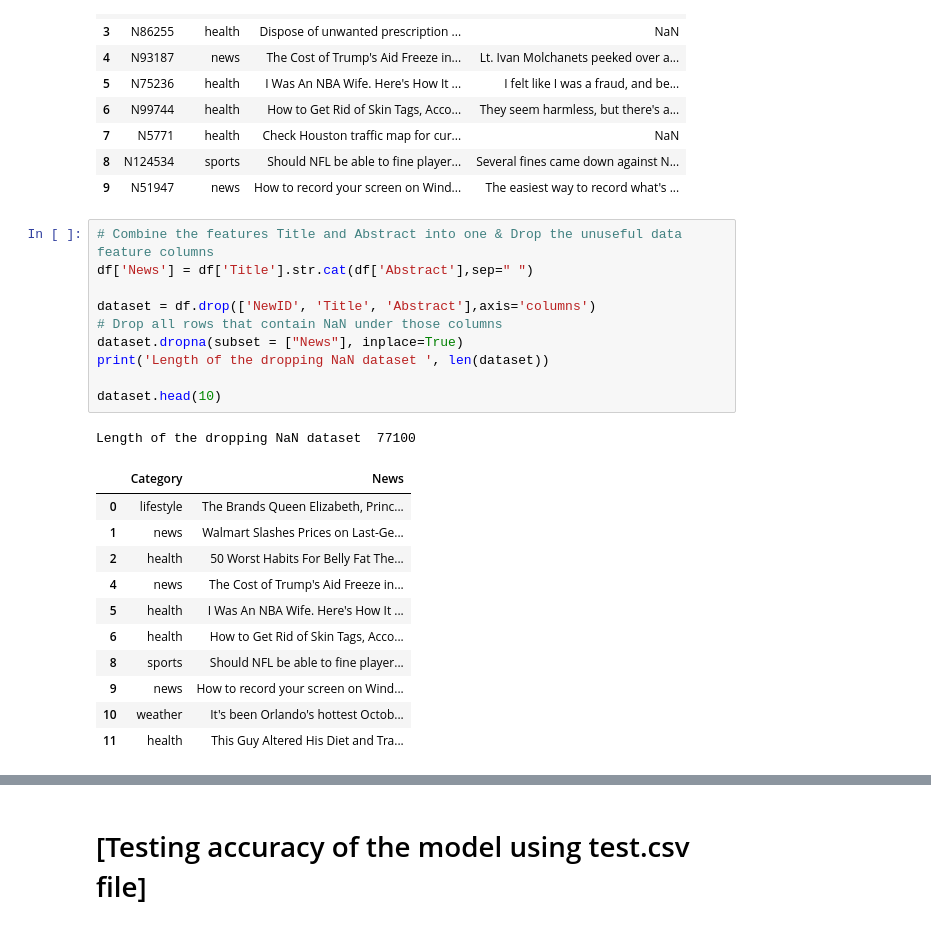
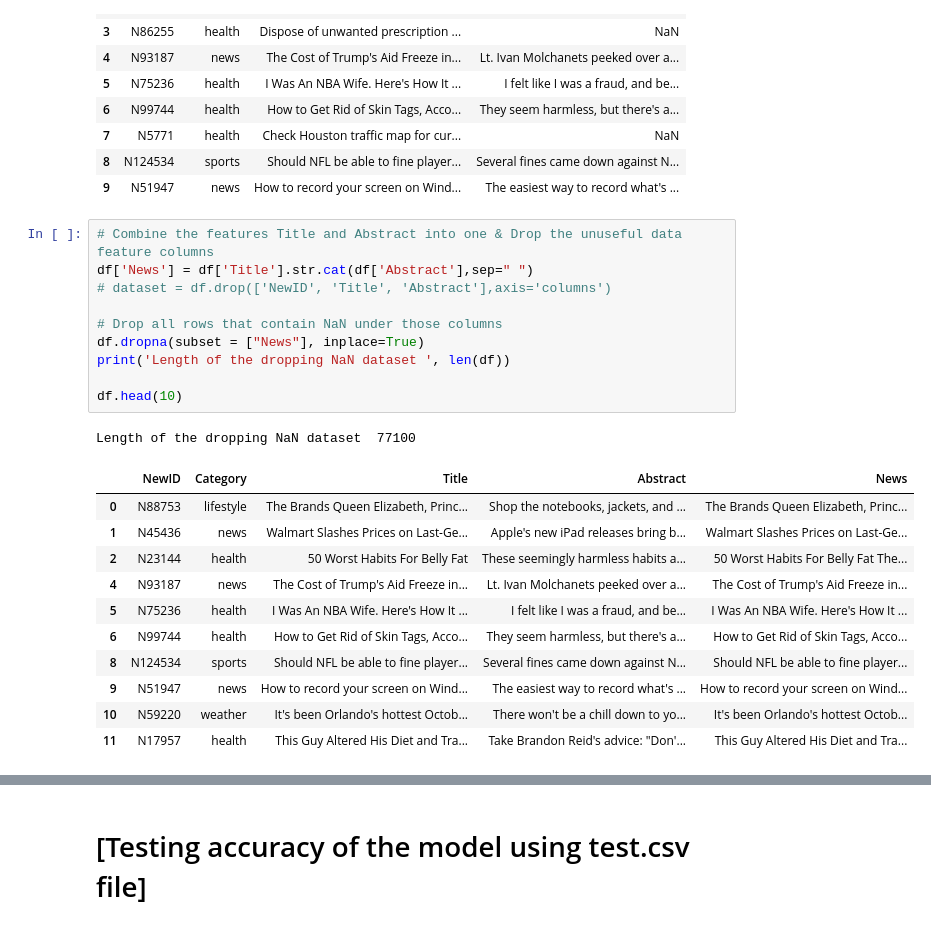
Before and after one commit to tingchihc/CS4824-final-project, a Jupyter notebook: Logistic_Regression.ipynb, the cells around one changed output, grey strips where cells are left out. Saved outputs shown, nothing was run; the diff lists cells and outputs as text.

```diff
--- a/Logistic_Regression.ipynb
+++ b/Logistic_Regression.ipynb
@@ -58,24 +64,24 @@ Length of the original dataset  81222
 # %%
 # Combine the features Title and Abstract into one & Drop the unuseful data feature columns
 df['News'] = df['Title'].str.cat(df['Abstract'],sep=" ")
+# dataset = df.drop(['NewID', 'Title', 'Abstract'],axis='columns')
 
-dataset = df.drop(['NewID', 'Title', 'Abstract'],axis='columns')
 # Drop all rows that contain NaN under those columns
-dataset.dropna(subset = ["News"], inplace=True)
-print('Length of the dropping NaN dataset ', len(dataset))
+df.dropna(subset = ["News"], inplace=True)
+print('Length of the dropping NaN dataset ', len(df))
 
-dataset.head(10)
+df.head(10)
 # %% [output]
 Length of the dropping NaN dataset  77100
-|  | Category | News |
-| 0 | lifestyle | The Brands Queen Elizabeth, Princ... |
-| 1 | news | Walmart Slashes Prices on Last-Ge... |
-| 2 | health | 50 Worst Habits For Belly Fat The... |
-| 4 | news | The Cost of Trump's Aid Freeze in... |
-| 5 | health | I Was An NBA Wife. Here's How It ... |
-| 6 | health | How to Get Rid of Skin Tags, Acco... |
-| 8 | sports | Should NFL be able to fine player... |
-| 9 | news | How to record your screen on Wind... |
-| 10 | weather | It's been Orlando's hottest Octob... |
-| 11 | health | This Guy Altered His Diet and Tra... |
+|  | NewID | Category | Title | Abstract | News |
+| 0 | N88753 | lifestyle | The Brands Queen Elizabeth, Princ... | Shop the notebooks, jackets, and ... | The Brands Queen Elizabeth, Princ... |
+| 1 | N45436 | news | Walmart Slashes Prices on Last-Ge... | Apple's new iPad releases bring b... | Walmart Slashes Prices on Last-Ge... |
+| 2 | N23144 | health | 50 Worst Habits For Belly Fat | These seemingly harmless habits a... | 50 Worst Habits For Belly Fat The... |
+| 4 | N93187 | news | The Cost of Trump's Aid Freeze in... | Lt. Ivan Molchanets peeked over a... | The Cost of Trump's Aid Freeze in... |
+| 5 | N75236 | health | I Was An NBA Wife. Here's How It ... | I felt like I was a fraud, and be... | I Was An NBA Wife. Here's How It ... |
+| 6 | N99744 | health | How to Get Rid of Skin Tags, Acco... | They seem harmless, but there's a... | How to Get Rid of Skin Tags, Acco... |
+| 8 | N124534 | sports | Should NFL be able to fine player... | Several fines came down against N... | Should NFL be able to fine player... |
+| 9 | N51947 | news | How to record your screen on Wind... | The easiest way to record what's ... | How to record your screen on Wind... |
+| 10 | N59220 | weather | It's been Orlando's hottest Octob... | There won't be a chill down to yo... | It's been Orlando's hottest Octob... |
+| 11 | N17957 | health | This Guy Altered His Diet and Tra... | Take Brandon Reid's advice: "Don'... | This Guy Altered His Diet and Tra... |
 # %% [markdown]
```
Also changed, not shown: parts of 26 cells of this notebook, 2 other files.
